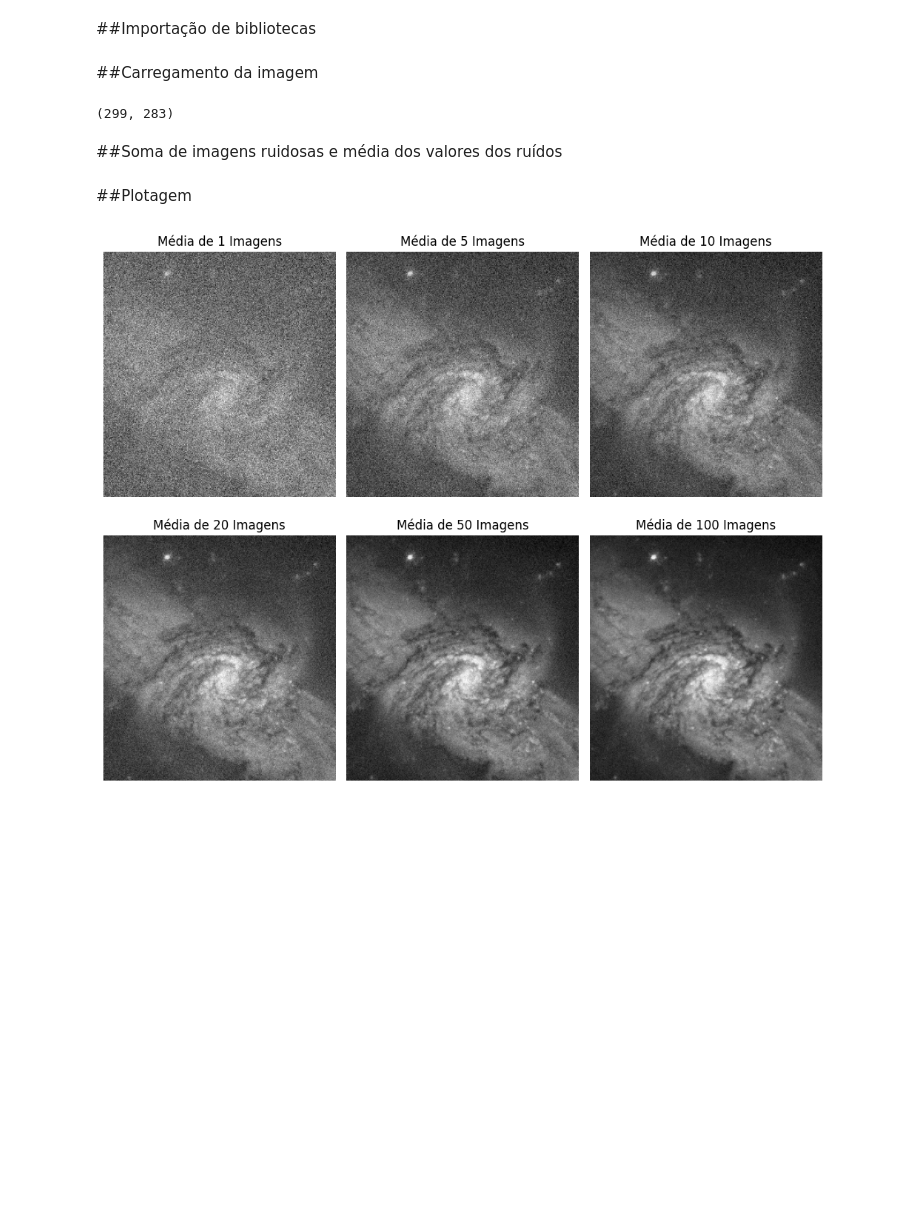
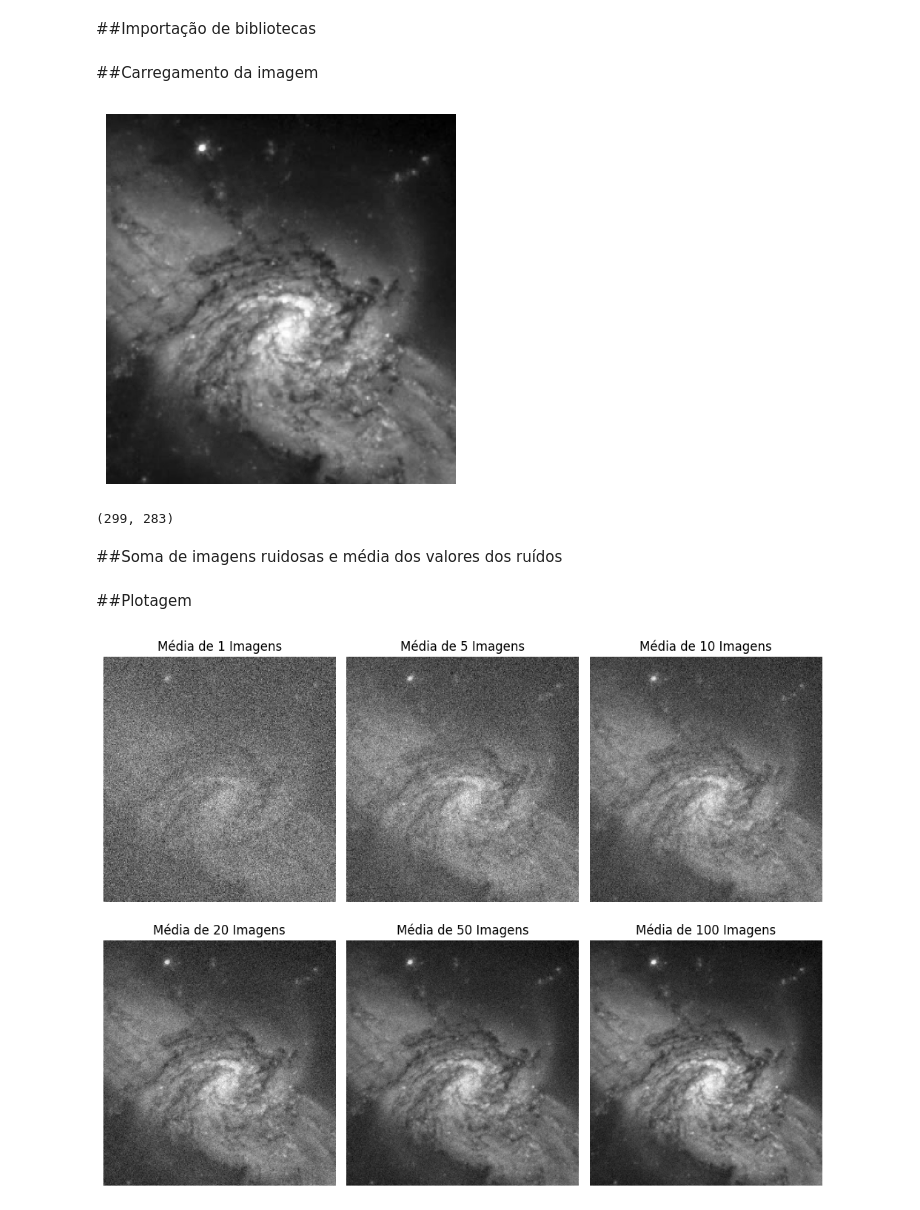
Before and after one commit to PauloArthurFarias/Processamento_Digital_Imagens, a Jupyter notebook: Atv01/atv01.ipynb, the cells around one changed output. Cells and saved outputs as stored; diff of their text form; code cells hidden in the pictures; blank space fills up the shorter version.

```diff
--- a/Atv01/atv01.ipynb
+++ b/Atv01/atv01.ipynb
@@ -9,8 +9,12 @@ from PIL import Image
 ##Carregamento da imagem
 # %%
 imagem = cv2.imread(r'Galaxy.jpg', cv2.IMREAD_GRAYSCALE) #carregando a imagem com OpenCV, já convertendo para tons de cinza
+plt.imshow(imagem, cmap='gray')
+plt.axis('off')
+plt.show()
 imagem.shape
 # %% [output]
+[figure, added]
 (299, 283)
 # %% [markdown]
 ##Soma de imagens ruidosas e média dos valores dos ruídos
```
Also changed, not shown: 2 other files.
